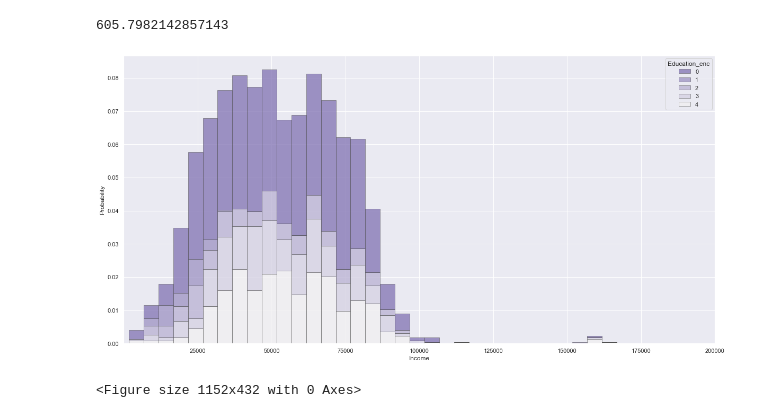
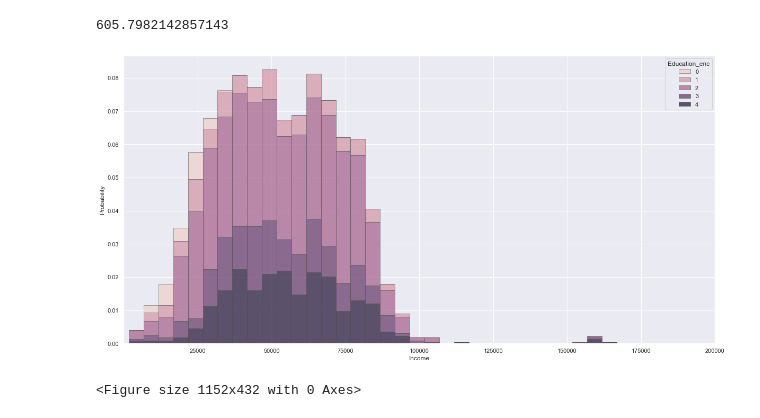
Before and after one commit to FriedaTims-Jansma/post_bootcamp_projects, a Jupyter notebook: notebooks/Marketing_Campaign_Experiment.ipynb, the cells around one changed output. Drawn from its saved outputs; the diff is of its cells as text; code cells hidden in the pictures.

Commit message:
creating graph regarding income

```diff
--- a/notebooks/Marketing_Campaign_Experiment.ipynb
+++ b/notebooks/Marketing_Campaign_Experiment.ipynb
@@ -185,11 +185,11 @@ data.Education.unique()
 array(['Graduation', 'PhD', 'Master', 'Basic', '2n Cycle'], dtype=object)
 # %%
 def num_edu_years(education):
+    if education == "Basic":
+        return 0
+    elif education == "2n Cycle":
+        return 1
     if education == "Graduation":
-        return 0
-    elif education == "Basic":
-        return 1
-    elif education == "2n Cycle":
         return 2
     elif education == "Master":
         return 3
@@ -213,20 +213,19 @@ data.Spending.mean()
 # %%
 import matplotlib.pyplot as plt
 
 fig, ax = plt.subplots()
 plt.figure(figsize=(16, 6))
 sns.histplot(
     data,
     x="Income", hue="Education_enc",
     stat = "probability",
     multiple="stack",
-    palette="light:m_r",
     edgecolor=".3",
     linewidth=.5,
     ax=ax
 )
 ax.set_xlim(1,200000)
 plt.show()
 # %% [output]
-[figure, old version]
+[figure, new version]
 <Figure size 1152x432 with 0 Axes>
```
Also changed, not shown: parts of 5 cells of this notebook.
